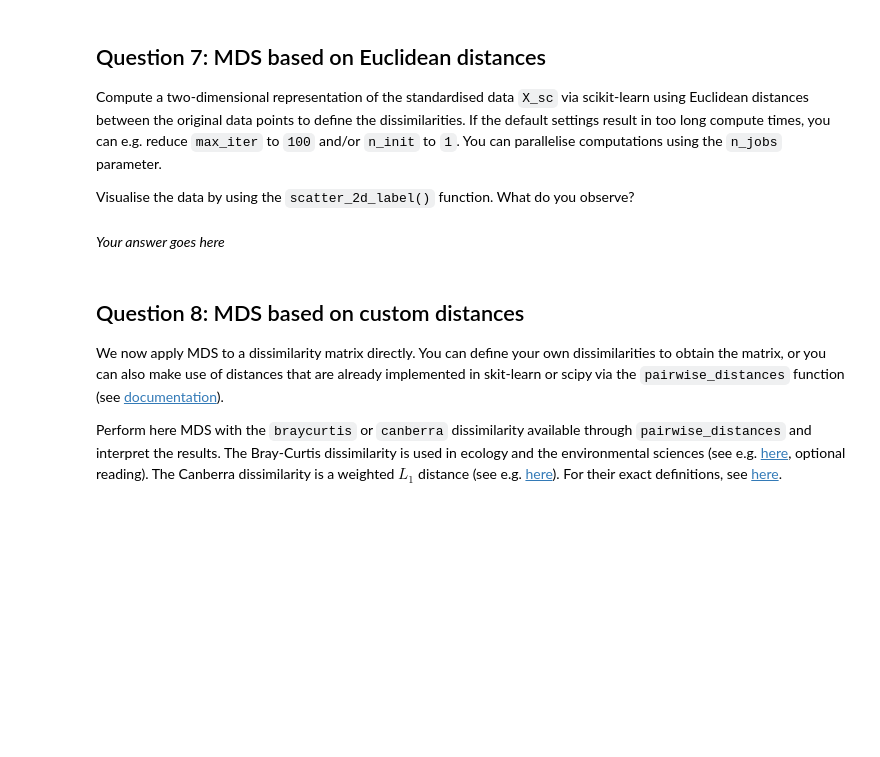
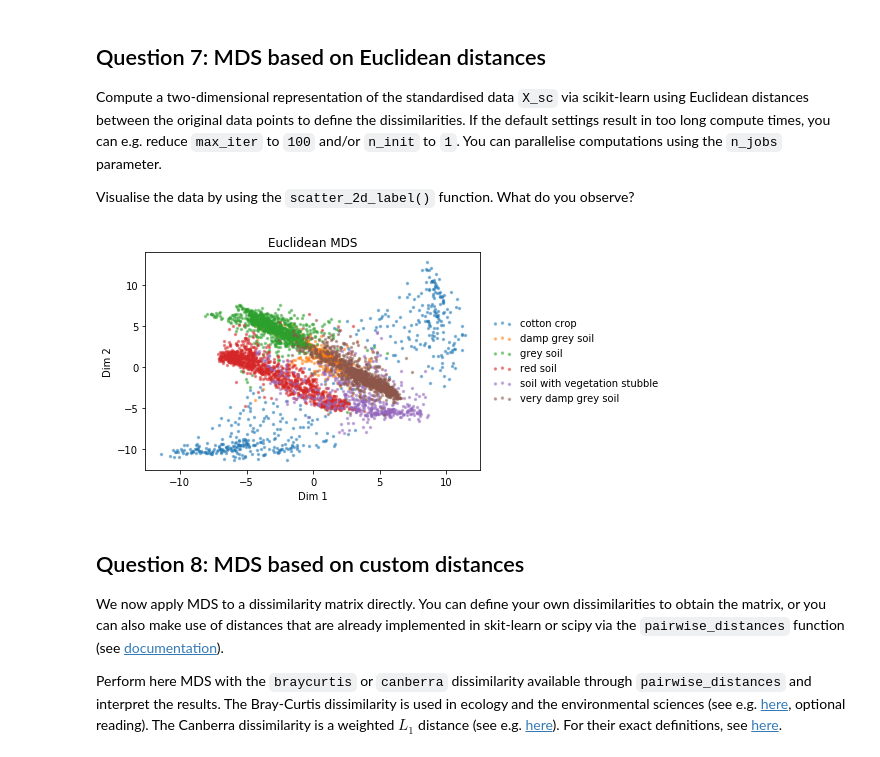
Before and after one commit to c-abbott/dme-2021, a Jupyter notebook: w3/03_Lab_3_Unsupervised_dimensionality_reduction.ipynb, the cells around one changed output. Cells and saved outputs as stored; diff of their text form; code cells hidden in the pictures; blank space fills up the shorter version.

```diff
--- a/w3/03_Lab_3_Unsupervised_dimensionality_reduction.ipynb
+++ b/w3/03_Lab_3_Unsupervised_dimensionality_reduction.ipynb
@@ -350,9 +398,16 @@ Compute a two-dimensional representation of the standardised data `X_sc` via sci
 
 Visualise the data by using the `scatter_2d_label()` function. What do you observe?
 # %%
-# Your code goes here
+from sklearn.manifold import MDS
+
+mds = MDS(n_components=2, dissimilarity='euclidean', n_jobs=4)
+mds_embedding = mds.fit_transform(X_sc)
+
+fig, ax = plt.subplots()
+scatter_2d_label(mds_embedding, y, ax=ax)
+ax.set(xlabel='Dim 1', ylabel= 'Dim 2', title='Euclidean MDS');
+# %% [output]
+[figure, added]
-# %% [markdown]
-*Your answer goes here*
 # %% [markdown]
 ## Question 8: MDS based on custom distances
 
```
Also changed, not shown: parts of 22 cells of this notebook.
